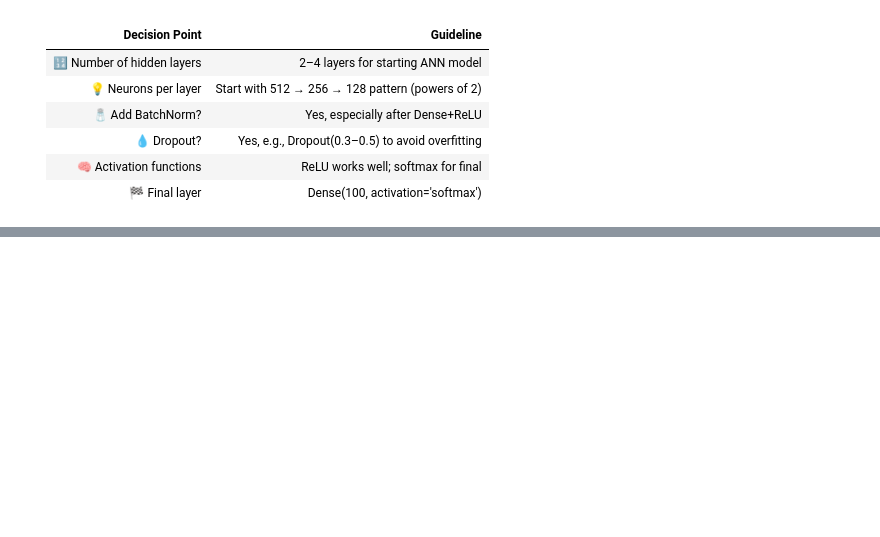
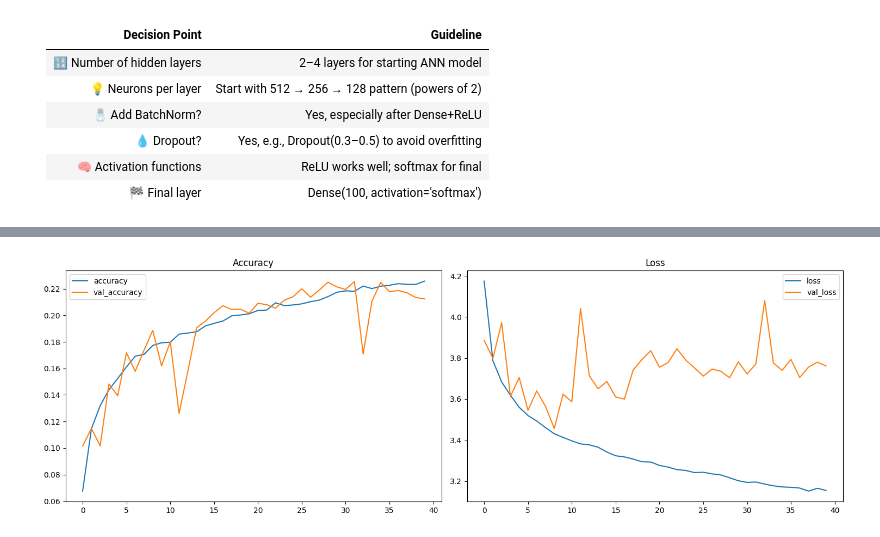
Before and after one commit to sumitsontakke/deep_learning, a Jupyter notebook: ANN/end_to_end/base_model_training.ipynb, the cells around one changed output, grey strips where cells are left out. Cells and saved outputs as stored; diff of their text form; code cells hidden in the pictures; blank space fills up the shorter version.

Commit message:
Added learning vs validation plots for accuracy and loss

```diff
--- a/ANN/end_to_end/base_model_training.ipynb
+++ b/ANN/end_to_end/base_model_training.ipynb
@@ -159,6 +161,6 @@ Model: "sequential_1"
  Trainable params: 1,752,292 (6.68 MB)
  Non-trainable params: 1,792 (7.00 KB)
 # %%
-ann_trained = base_model.fit(X_train, y_train, epochs=40, batch_size=250, validation_split=0.3, verbose=1)
+ann_trained = base_model.fit(X_train, y_train, epochs=40, batch_size=200, validation_split=0.3, verbose=1)
 # %% [output]
 Epoch 1/40
@@ -192,0 +199,11 @@ WARNING:absl:You are saving your model as an HDF5 file via `model.save()` or `ke
+# %%
+ann_metric_df = pd.DataFrame({
+    "epochs": ann_trained.epoch,
+    "accuracy": ann_trained.history["accuracy"],
+    "loss": ann_trained.history["loss"],
+    "val_accuracy": ann_trained.history["val_accuracy"],
+    "val_loss": ann_trained.history["val_loss"],
+    "top_k_categorical_accuracy": ann_trained.history["top_k_categorical_accuracy"],
+    })
+
+ann_metric_df
@@ -192,0 +228,15 @@ WARNING:absl:You are saving your model as an HDF5 file via `model.save()` or `ke
+# %%
+# plot accuracy and loss plot side by side using subplots
+fig, axs = plt.subplots(1, 2, figsize=(15, 5))
+axs[0].plot(ann_metric_df["epochs"], ann_metric_df["accuracy"], label="accuracy")
+axs[0].plot(ann_metric_df["epochs"], ann_metric_df["val_accuracy"], label="val_accuracy")
+axs[0].set_title("Accuracy")
+axs[0].legend()
+axs[1].plot(ann_metric_df["epochs"], ann_metric_df["loss"], label="loss")
+axs[1].plot(ann_metric_df["epochs"], ann_metric_df["val_loss"], label="val_loss")
+axs[1].set_title("Loss")
+axs[1].legend()
+plt.tight_layout()
+plt.show()
+# %% [output]
+[figure, added]
```
Also changed, not shown: parts of 8 cells of this notebook.
